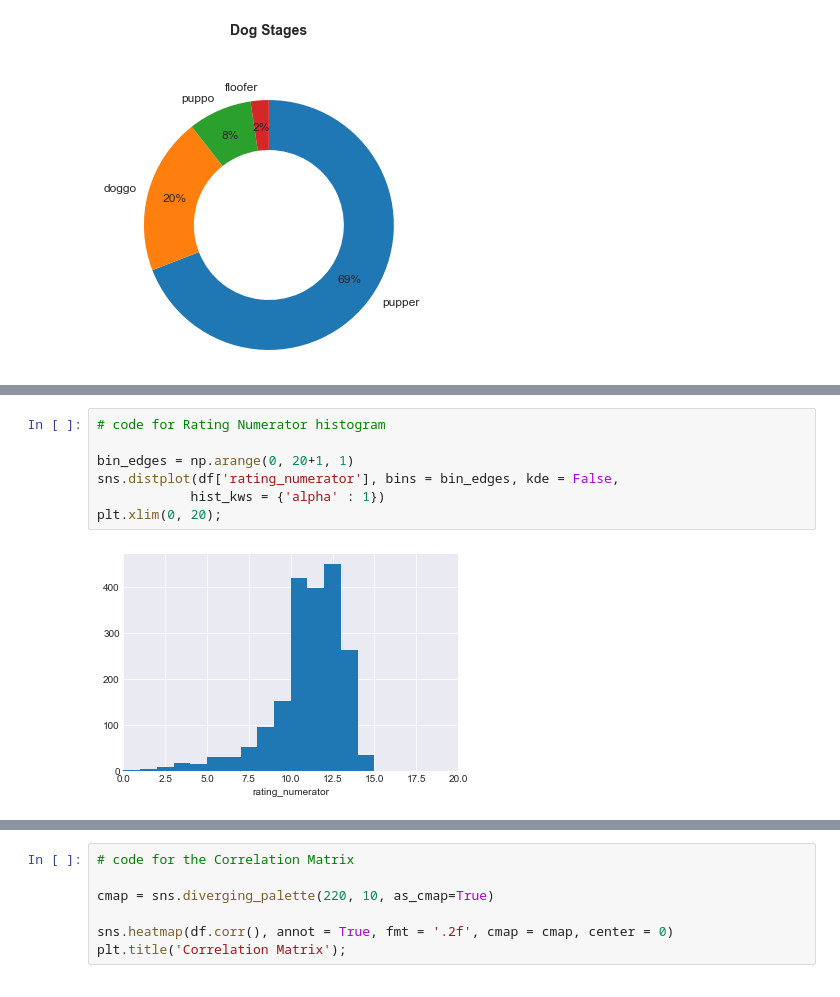
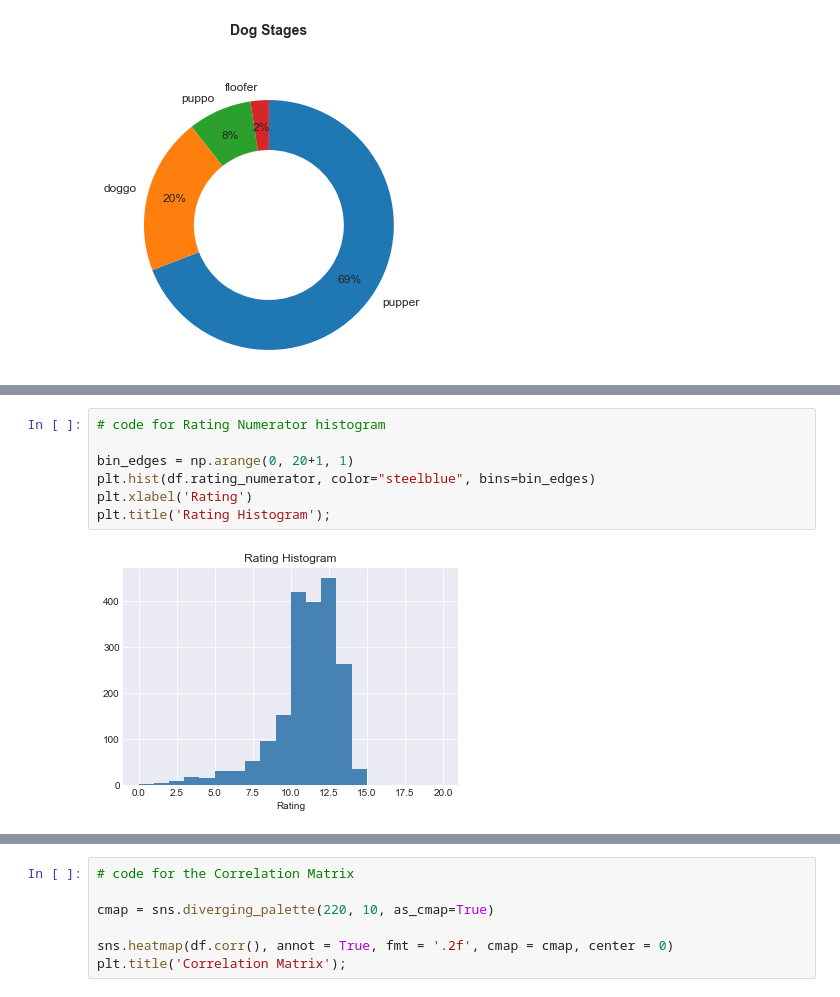
Before and after one commit to mattzajac/DAND-Project_3, a Jupyter notebook: act_report.ipynb, the cells around one changed output, grey strips where cells are left out. Saved outputs shown, nothing was run; the diff lists cells and outputs as text.

```diff
--- a/act_report.ipynb
+++ b/act_report.ipynb
@@ -108,9 +157,9 @@ plt.ylabel('Dog Breed');
 # %%
 # code for Rating Numerator histogram
 
 bin_edges = np.arange(0, 20+1, 1)
-sns.distplot(df['rating_numerator'], bins = bin_edges, kde = False,
-            hist_kws = {'alpha' : 1})
-plt.xlim(0, 20);
+plt.hist(df.rating_numerator, color="steelblue", bins=bin_edges)
+plt.xlabel('Rating')
+plt.title('Rating Histogram');
 # %% [output]
-[figure, old version]
+[figure, new version]
```
Also changed, not shown: parts of 15 cells of this notebook.
